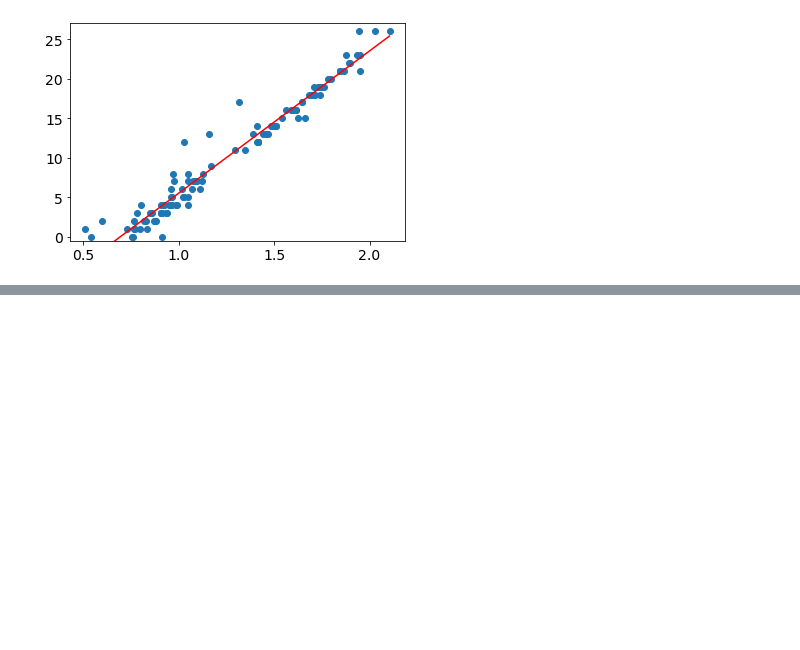
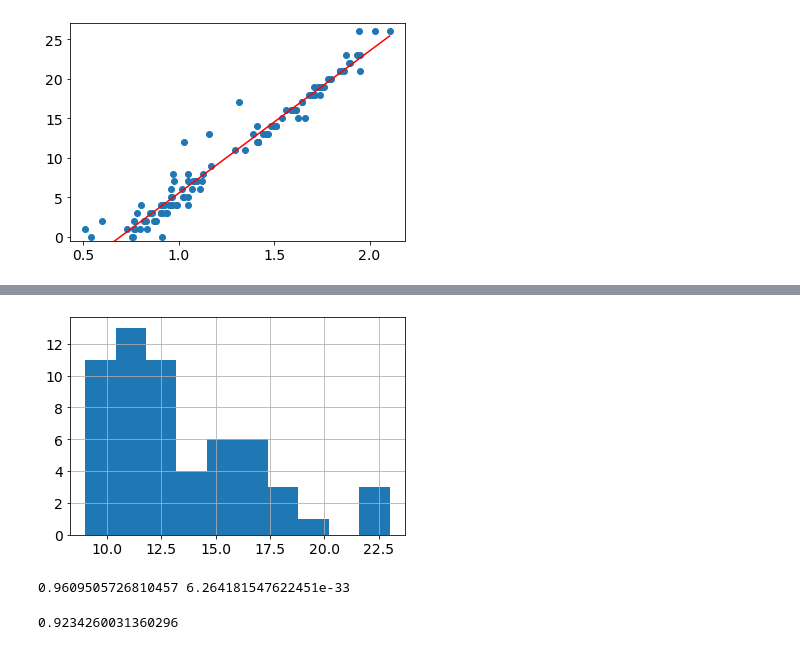
Before and after one commit to pdroberts/cascadia-behavioral-healthcare, a Jupyter notebook: notebooks/pharma_wc_individual_tuning-w01_fig7.ipynb, the cells around one changed output, grey strips where cells are left out. Cells and saved outputs as stored; diff of their text form; code cells hidden in the pictures; blank space fills up the shorter version.

```diff
--- a/notebooks/pharma_wc_individual_tuning-w01_fig7.ipynb
+++ b/notebooks/pharma_wc_individual_tuning-w01_fig7.ipynb
@@ -517,0 +577,11 @@ personalized_boundary[(personalized_boundary['barrier_post']<0.6)]
+# %%
+personalized_boundary['bf_change'].hist();
+# %% [output]
+[figure, added]
+# %%
+(p_cor, p_val) = stats.pearsonr(personalized_boundary['barrier_change'], personalized_boundary['bf_change'])
+print(p_cor, p_val)
+p_cor**2
+# %% [output]
+0.9609505726810457 6.264181547622451e-33
+0.9234260031360296
```
Also changed, not shown: parts of 9 cells of this notebook, 1 other file.
